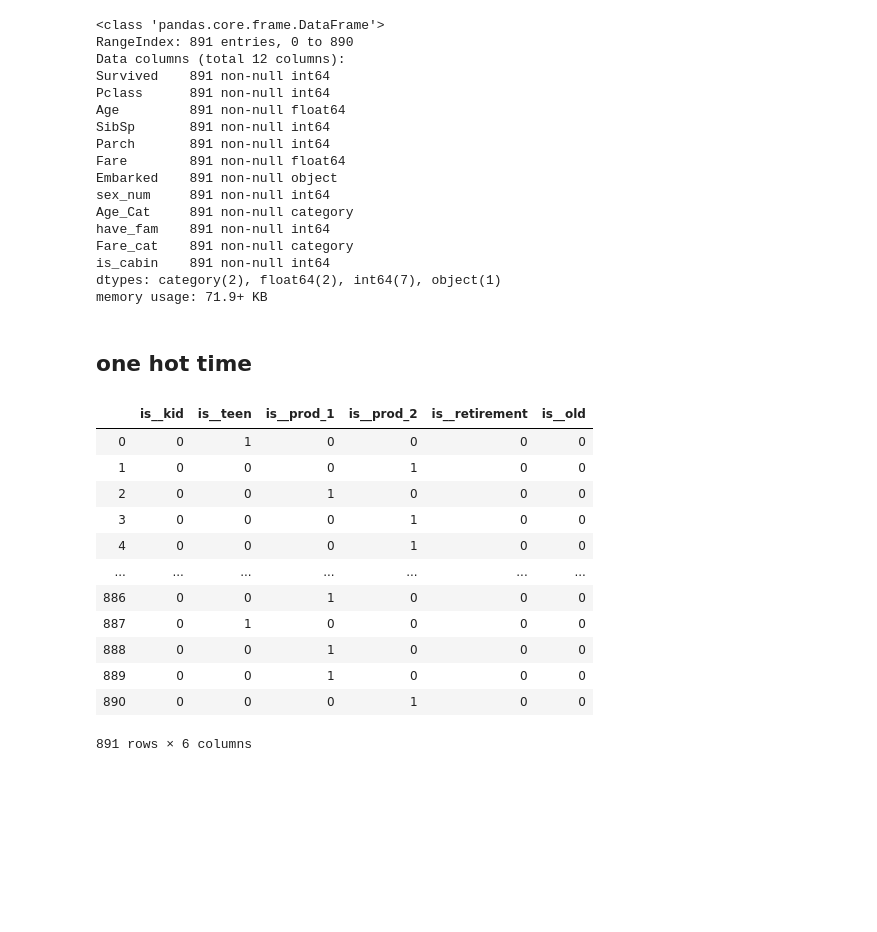
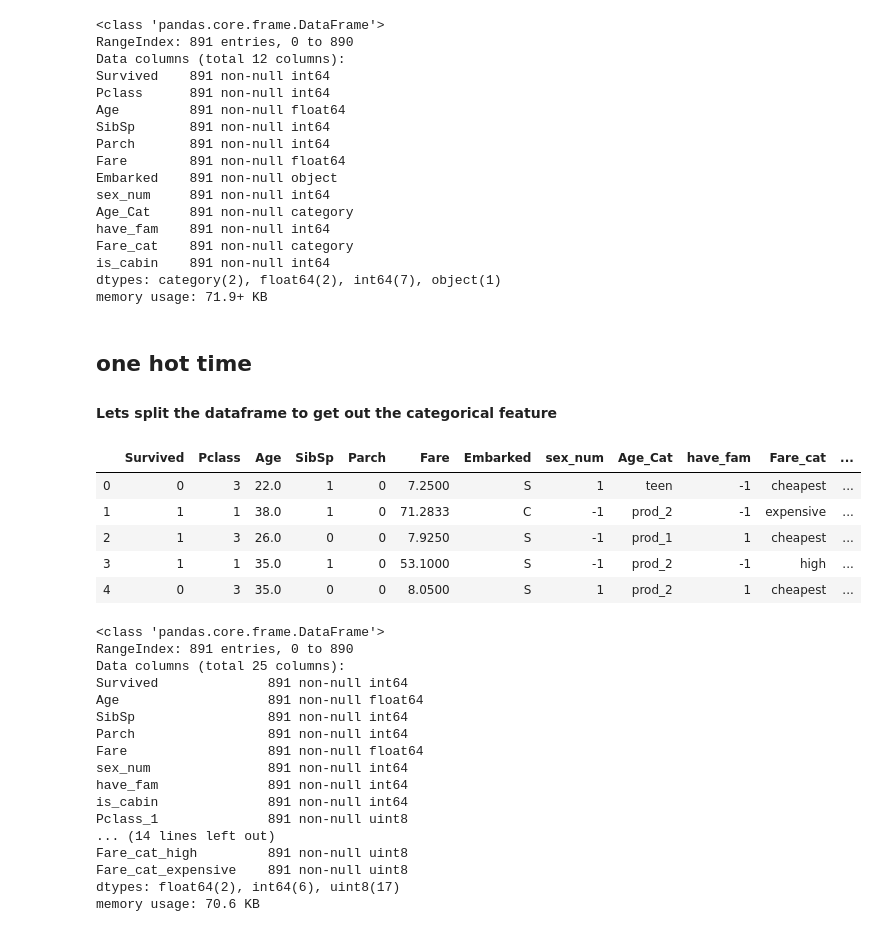
Before and after one commit to AjiNugroho/MachineLearning, a Jupyter notebook: titanic/titanic_disaster.ipynb, the cells around one changed output. Cells and saved outputs as stored; diff of their text form; code cells hidden in the pictures; blank space fills up the shorter version.

```diff
--- a/titanic/titanic_disaster.ipynb
+++ b/titanic/titanic_disaster.ipynb
@@ -359,5 +359,3 @@ Fare_cat    891 non-null category
 is_cabin    891 non-null int64
 dtypes: category(2), float64(2), int64(7), object(1)
 memory usage: 71.9+ KB
-# %% [markdown]
-## one hot time
@@ -366,17 +362,12 @@ dfcat = pd.Categorical(data_titanic['Age_Cat'])
-# %%
-dfdummy = pd.get_dummies(dfcat,prefix='is_')
-dfdummy
-# %% [output]
-|  | is__kid | is__teen | is__prod_1 | is__prod_2 | is__retirement | is__old |
-| 0 | 0 | 1 | 0 | 0 | 0 | 0 |
-| 1 | 0 | 0 | 0 | 1 | 0 | 0 |
-| 2 | 0 | 0 | 1 | 0 | 0 | 0 |
-| 3 | 0 | 0 | 0 | 1 | 0 | 0 |
-| 4 | 0 | 0 | 0 | 1 | 0 | 0 |
-| ... | ... | ... | ... | ... | ... | ... |
-| 886 | 0 | 0 | 1 | 0 | 0 | 0 |
-| 887 | 0 | 1 | 0 | 0 | 0 | 0 |
-| 888 | 0 | 0 | 1 | 0 | 0 | 0 |
-| 889 | 0 | 0 | 1 | 0 | 0 | 0 |
-| 890 | 0 | 0 | 0 | 1 | 0 | 0 |
-891 rows × 6 columns
+# %% [markdown]
+## one hot time
+#### Lets split the dataframe to get out the categorical feature
+# %%
+data_titanic.head(5)
+# %% [output]
+|  | Survived | Pclass | Age | SibSp | Parch | Fare | Embarked | sex_num | Age_Cat | have_fam | Fare_cat | ... |
+| 0 | 0 | 3 | 22.0 | 1 | 0 | 7.2500 | S | 1 | teen | -1 | cheapest | ... |
+| 1 | 1 | 1 | 38.0 | 1 | 0 | 71.2833 | C | -1 | prod_2 | -1 | expensive | ... |
+| 2 | 1 | 3 | 26.0 | 0 | 0 | 7.9250 | S | -1 | prod_1 | 1 | cheapest | ... |
+| 3 | 1 | 1 | 35.0 | 1 | 0 | 53.1000 | S | -1 | prod_2 | -1 | high | ... |
+| 4 | 0 | 3 | 35.0 | 0 | 0 | 8.0500 | S | 1 | prod_2 | 1 | cheapest | ... |
@@ -382,0 +377,20 @@ dfdummy
+# %%
+data_titanic.info()
+# %% [output]
+<class 'pandas.core.frame.DataFrame'>
+RangeIndex: 891 entries, 0 to 890
+Data columns (total 25 columns):
+Survived              891 non-null int64
+Age                   891 non-null float64
+SibSp                 891 non-null int64
+Parch                 891 non-null int64
+Fare                  891 non-null float64
+sex_num               891 non-null int64
+have_fam              891 non-null int64
+is_cabin              891 non-null int64
+Pclass_1              891 non-null uint8
+... (14 lines left out)
+Fare_cat_high         891 non-null uint8
+Fare_cat_expensive    891 non-null uint8
+dtypes: float64(2), int64(6), uint8(17)
+memory usage: 70.6 KB
```
Also changed, not shown: parts of 34 cells of this notebook.
